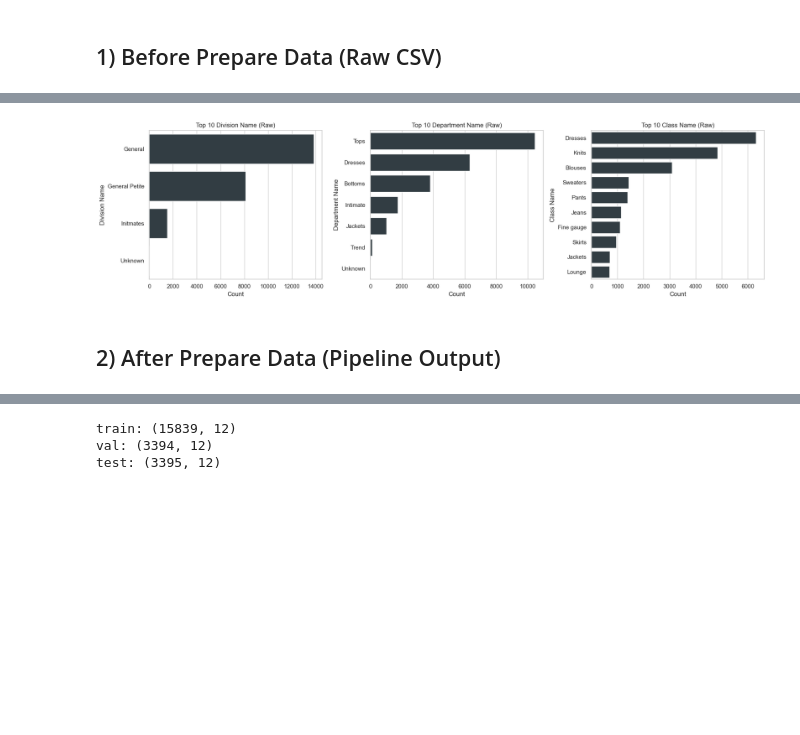
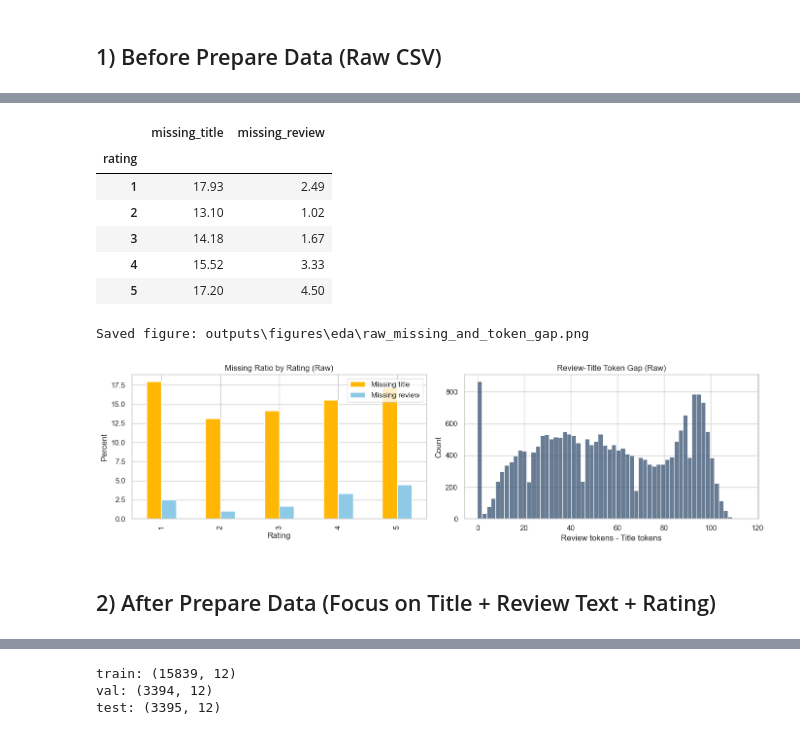
Before and after one commit to huynguyentuank22/CO3133_DL, a Jupyter notebook: notebooks/eda.ipynb, the cells around one changed output, grey strips where cells are left out. Cells and saved outputs as stored; diff of their text form; code cells hidden in the pictures; blank space fills up the shorter version.

```diff
--- a/notebooks/eda.ipynb
+++ b/notebooks/eda.ipynb
@@ -33,6 +36,16 @@ PROJECT_ROOT = find_project_root(Path.cwd().resolve())
 if str(PROJECT_ROOT) not in sys.path:
     sys.path.insert(0, str(PROJECT_ROOT))
 
+EDA_FIGURES_DIR = PROJECT_ROOT / "outputs" / "figures" / "eda"
+EDA_FIGURES_DIR.mkdir(parents=True, exist_ok=True)
+
+def save_current_figure(filename: str, dpi: int = 200) -> Path:
+    output_path = EDA_FIGURES_DIR / filename
+    plt.savefig(output_path, dpi=dpi, bbox_inches="tight")
+    print("Saved figure:", output_path.relative_to(PROJECT_ROOT))
+    return output_path
+
 print("Project root:", PROJECT_ROOT)
+print("EDA figure dir:", EDA_FIGURES_DIR)
 # %% [output]
 Project root: C:\Users\Admin\Documents\Tuan_Huy\CO3133_DL
@@ -151,20 +169,48 @@ Empty review ratio: 3.60%
 # %%
-cat_cols = ["Division Name", "Department Name", "Class Name"]
-fig, axes = plt.subplots(1, 3, figsize=(18, 5))
+rating_clean = pd.to_numeric(raw_original["Rating"], errors="coerce")
+missing_title_flag = raw_original["Title"].fillna("").astype(str).str.strip().eq("")
+missing_review_flag = raw_original["Review Text"].fillna("").astype(str).str.strip().eq("")
 
-for ax, col in zip(axes, cat_cols):
-    top_counts = raw_original[col].fillna("Unknown").value_counts().head(10)
-    sns.barplot(x=top_counts.values, y=top_counts.index, ax=ax, color="#2f3e46")
-    ax.set_title(f"Top 10 {col} (Raw)")
-    ax.set_xlabel("Count")
-    ax.set_ylabel(col)
+missing_by_rating = pd.DataFrame({
+    "rating": rating_clean,
+    "missing_title": missing_title_flag.astype(int),
+    "missing_review": missing_review_flag.astype(int),
+}).dropna()
+missing_by_rating["rating"] = missing_by_rating["rating"].astype(int)
+
+missing_ratio = missing_by_rating.groupby("rating")[["missing_title", "missing_review"]].mean() * 100
+display(missing_ratio.round(2))
+
+fig, axes = plt.subplots(1, 2, figsize=(14, 4))
+missing_ratio.plot(kind="bar", ax=axes[0], color=["#ffb703", "#8ecae6"])
+axes[0].set_title("Missing Ratio by Rating (Raw)")
+axes[0].set_xlabel("Rating")
+axes[0].set_ylabel("Percent")
+axes[0].legend(["Missing title", "Missing review"], loc="upper right")
+
+title_tokens_raw = raw_original["Title"].fillna("").astype(str).str.split().str.len()
+review_tokens_raw = raw_original["Review Text"].fillna("").astype(str).str.split().str.len()
+token_gap = (review_tokens_raw - title_tokens_raw).clip(lower=0)
+sns.histplot(token_gap, bins=60, ax=axes[1], color="#355070")
+axes[1].set_title("Review-Title Token Gap (Raw)")
+axes[1].set_xlabel("Review tokens - Title tokens")
+axes[1].set_ylabel("Count")
 
 plt.tight_layout()
+save_current_figure("raw_missing_and_token_gap.png")
 plt.show()
 # %% [output]
+|  | missing_title | missing_review |
+| rating |  |  |
+| 1 | 17.93 | 2.49 |
+| 2 | 13.10 | 1.02 |
+| 3 | 14.18 | 1.67 |
+| 4 | 15.52 | 3.33 |
+| 5 | 17.20 | 4.50 |
+Saved figure: outputs\figures\eda\raw_missing_and_token_gap.png
-[figure, old version]
+[figure, new version]
 # %% [markdown]
-## 2) After Prepare Data (Pipeline Output)
+## 2) After Prepare Data (Focus on Title + Review Text + Rating)
 # %%
 df_loaded = load_raw_data()
 df_clean = clean_data(df_loaded.copy())
```
Also changed, not shown: parts of 14 cells of this notebook, 17 other files.
